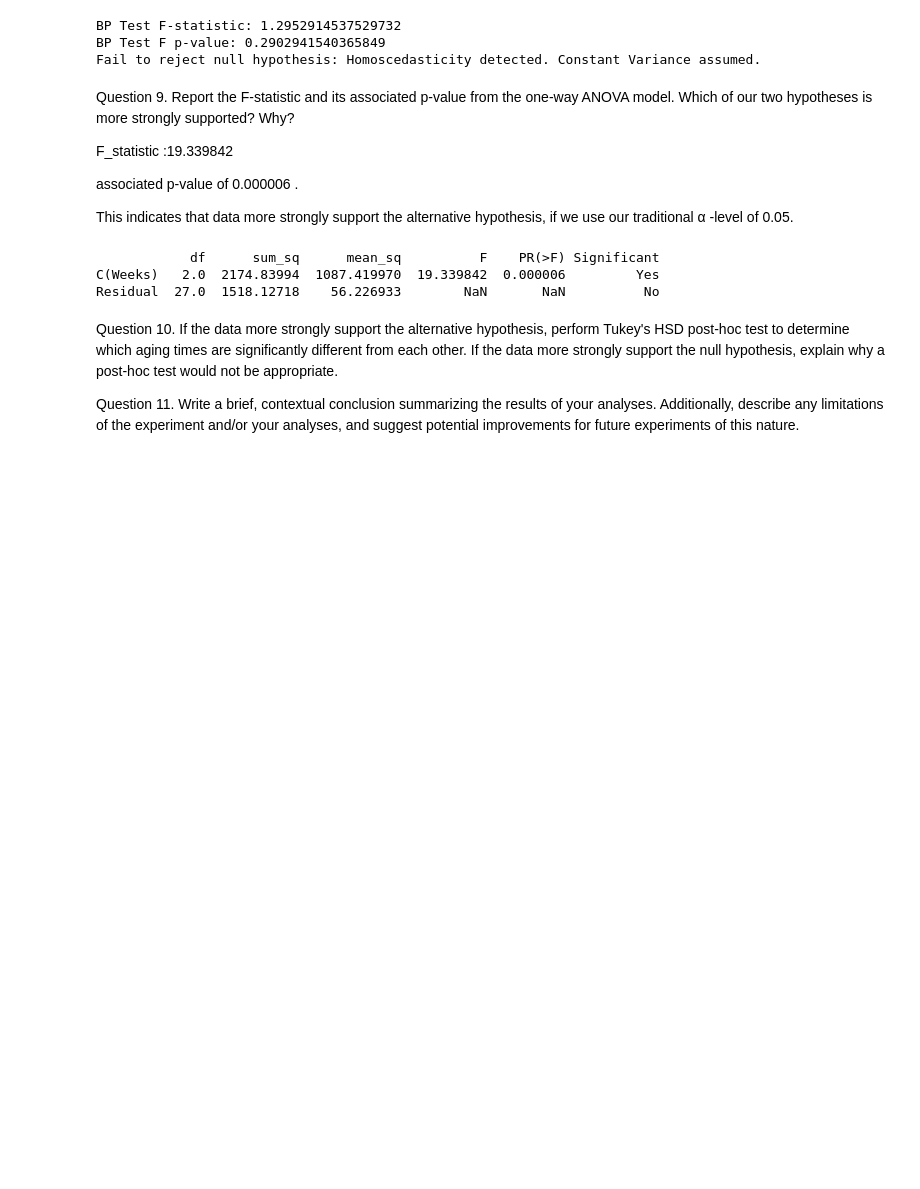
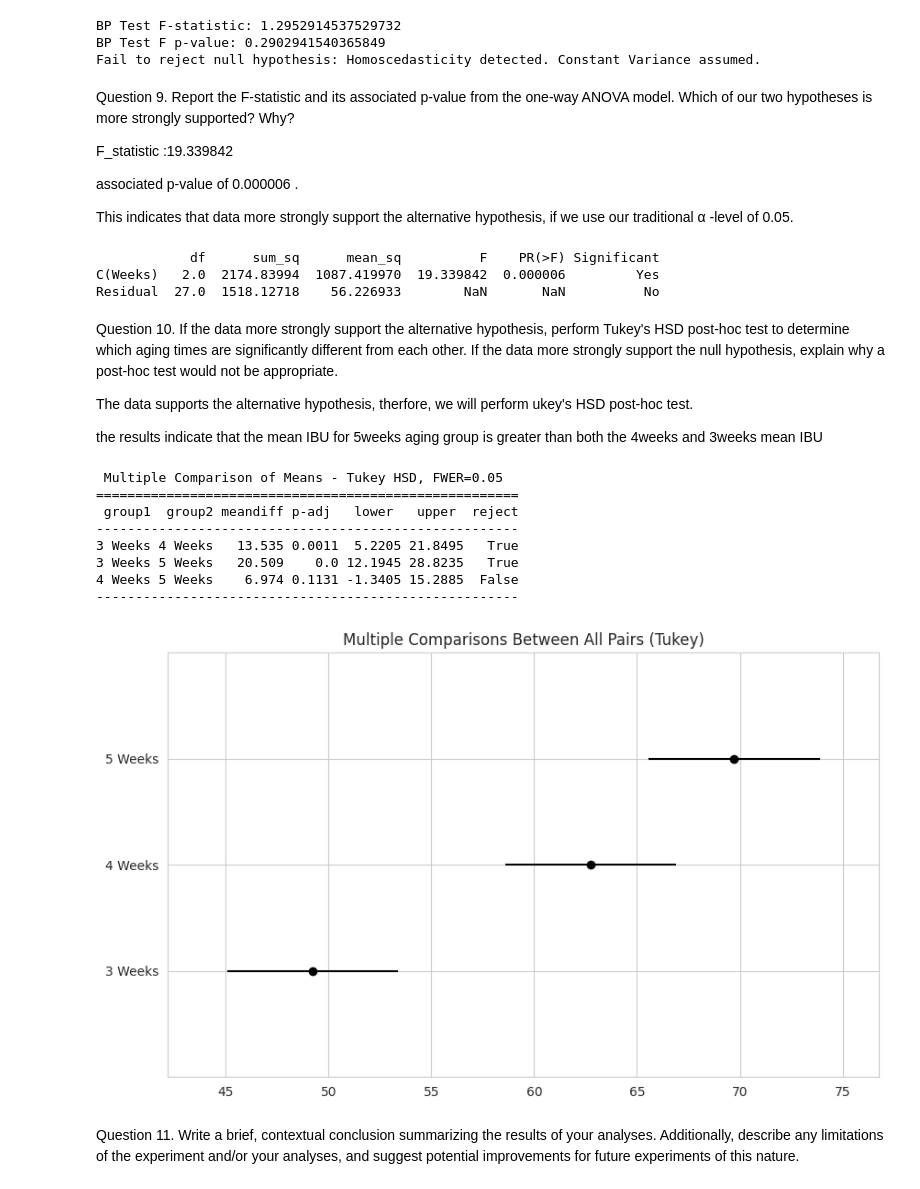
Before and after one commit to elo-meriem/STAT-7220-Applied-Experimental-Design, a Jupyter notebook: Assignments/HW1/HW-1.ipynb, the cells around one changed output. Drawn from its saved outputs; the diff is of its cells as text; code cells hidden in the pictures; blank space fills up the shorter version.

```diff
--- a/Assignments/HW1/HW-1.ipynb
+++ b/Assignments/HW1/HW-1.ipynb
@@ -339,4 +339,34 @@ Residual  27.0  1518.12718    56.226933        NaN       NaN          No
 # %% [markdown]
 Question 10. If the data more strongly support the alternative hypothesis, perform Tukey's HSD post-hoc test to determine which aging times are significantly different from each other. If the data more strongly support the null hypothesis, explain why a post-hoc test would not be appropriate.
 
-Question 11. Write a brief, contextual conclusion summarizing the results of your analyses. Additionally, describe any limitations of the experiment and/or your analyses, and suggest potential improvements for future experiments of this nature.
+
+The data supports the alternative hypothesis, therfore, we will perform ukey's HSD post-hoc test.
+
+the results indicate that the mean IBU for 5weeks aging group is greater than both the 4weeks  and 3weeks mean IBU
+# %%
+from statsmodels.stats.multicomp import pairwise_tukeyhsd
+
+## Perform Tukey's HSD test ##
+
+tukey_result = pairwise_tukeyhsd(endog=IPA_data['IBU'], groups=IPA_data['Weeks'],
+                                 alpha=0.05)
+
+## Print Tukey Visualization ##
+
+tukey_result.plot_simultaneous()
+
+## Print Tukey Table ##
+
+print(tukey_result)
+# %% [output]
+ Multiple Comparison of Means - Tukey HSD, FWER=0.05
+======================================================
+ group1  group2 meandiff p-adj   lower   upper  reject
+------------------------------------------------------
+3 Weeks 4 Weeks   13.535 0.0011  5.2205 21.8495   True
+3 Weeks 5 Weeks   20.509    0.0 12.1945 28.8235   True
+4 Weeks 5 Weeks    6.974 0.1131 -1.3405 15.2885  False
+------------------------------------------------------
+[figure, added]
+# %% [markdown]
+Question 11. Write a brief, contextual conclusion summarizing the results of your analyses. Additionally, describe any limitations of the experiment and/or your analyses, and suggest potential improvements for future experiments of this nature.
```
